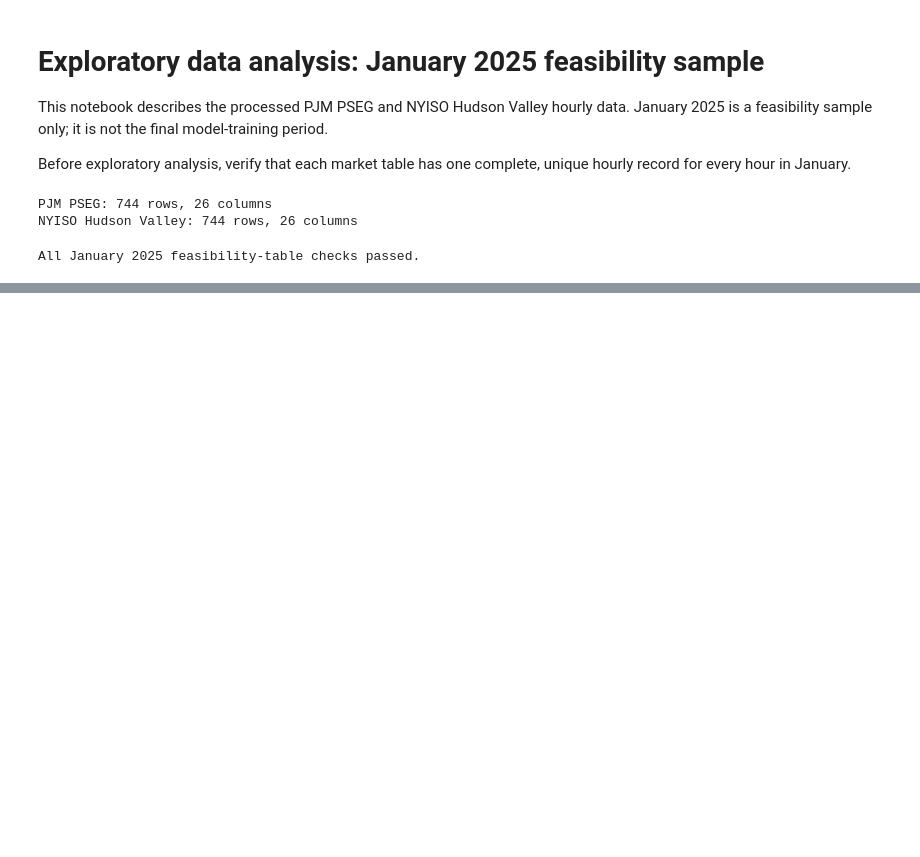
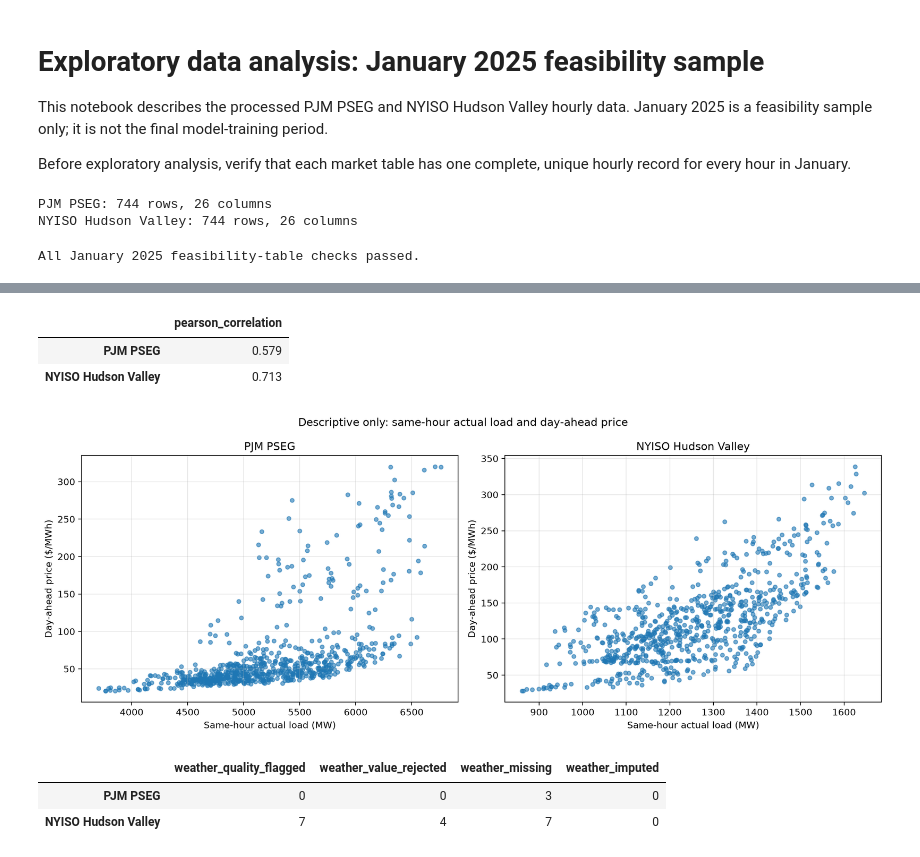
Before and after one commit to greerda/electricity-price-forecasting, a Jupyter notebook: notebooks/03_exploratory_analysis.ipynb, the cells around one changed output, grey strips where cells are left out. Drawn from its saved outputs; the diff is of its cells as text; code cells hidden in the pictures; blank space fills up the shorter version.

```diff
--- a/notebooks/03_exploratory_analysis.ipynb
+++ b/notebooks/03_exploratory_analysis.ipynb
@@ -62,0 +301,75 @@ All January 2025 feasibility-table checks passed.
+# %%
+# .corr(...) calculates Pearson correlation, a number from −1 to +1
+#  describing linear association. The scatterplot lets us see whether that
+# single number hides clusters or spikes.
+# Important limitation: same-hour actual load is known after the day-ahead
+# prediction cutoff. We may describe this relationship, but we must not use
+# actual_load_mw as an operational predictor.
+
+load_price_correlation = pd.DataFrame(
+    {
+        "pearson_correlation": {
+            market: data["actual_load_mw"].corr(
+                data["day_ahead_price_usd_mwh"]
+            )
+            for market, data in market_data.items()
+        }
+    }
+)
+
+display(load_price_correlation.round(3))
+
+fig, axes = plt.subplots(
+    nrows=1,
+    ncols=2,
+    figsize=(13, 5),
+)
+
+for axis, (market, data) in zip(
+    axes,
+    market_data.items(),
+    strict=True,
+):
+    axis.scatter(
+        data["actual_load_mw"],
+        data["day_ahead_price_usd_mwh"],
+        alpha=0.6,
+        s=18,
+    )
+    axis.set_title(market)
+    axis.set_xlabel("Same-hour actual load (MW)")
+    axis.set_ylabel("Day-ahead price ($/MWh)")
+    axis.grid(alpha=0.3)
+
+fig.suptitle(
+    "Descriptive only: same-hour actual load and day-ahead price"
+)
+fig.tight_layout()
+plt.show()
+# %% [output]
+|  | pearson_correlation |
+| PJM PSEG | 0.579 |
+| NYISO Hudson Valley | 0.713 |
+[figure, added]
+# %%
+weather_audit_summary = pd.DataFrame(
+    {
+        market: data[
+            [
+                "weather_quality_flagged",
+                "weather_value_rejected",
+                "weather_missing",
+                "weather_imputed",
+            ]
+        ]
+        .sum()
+        .astype("int64")
+        for market, data in market_data.items()
+    }
+).T
+
+weather_audit_summary
+# %% [output]
+|  | weather_quality_flagged | weather_value_rejected | weather_missing | weather_imputed |
+| PJM PSEG | 0 | 0 | 3 | 0 |
+| NYISO Hudson Valley | 7 | 4 | 7 | 0 |
```
Also changed, not shown: parts of 14 cells of this notebook, 9 other files.
